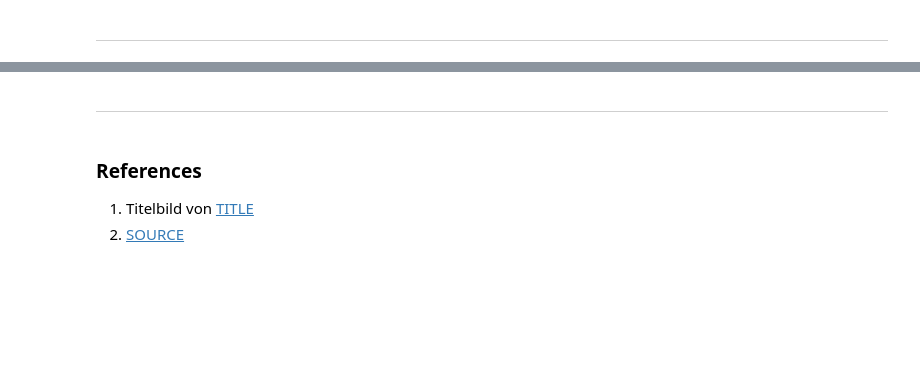
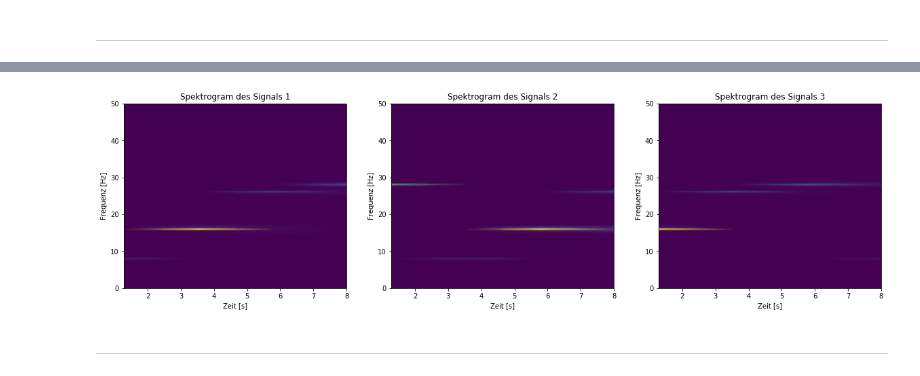
Before and after one commit to TUD-STKS/tud-sv, a Jupyter notebook: Thema-3-Analyse nichtstationärer Signale/3.1 - STFT.ipynb, the cells around one changed output, grey strips where cells are left out. Saved outputs shown, nothing was run; the diff lists cells and outputs as text; code cells hidden in the pictures; blank space fills up the shorter version.

```diff
--- a/Thema-3-Analyse nichtstationärer Signale/3.1 - STFT.ipynb
+++ b/Thema-3-Analyse nichtstationärer Signale/3.1 - STFT.ipynb
@@ -70,7 +184,19 @@ Beschreibungen...
+# %%
+# Spektrogram
+i = 0
+for s in (s1, s2, s3):
+    i += 1
+    f, t, Sxx = spectrogram(s, fs_Hz)
+    plt.subplot(1,3,i)
+
+    plt.pcolormesh(t, f, Sxx, shading='gouraud')
+    plt.title('Spektrogram des Signals %d' %i)
+    plt.xlabel('Zeit [s]')
+    plt.ylabel('Frequenz [Hz]')
+
+plt.gcf().set_size_inches(20, 5)
+plt.show()
+# %% [output]
+[figure, added]
 # %% [markdown]
 ----
-# %% [markdown]
-### References
-
-1. Titelbild von [TITLE]()
-2. [SOURCE]()
```
Also changed, not shown: parts of 19 cells of this notebook, 4 other files.
